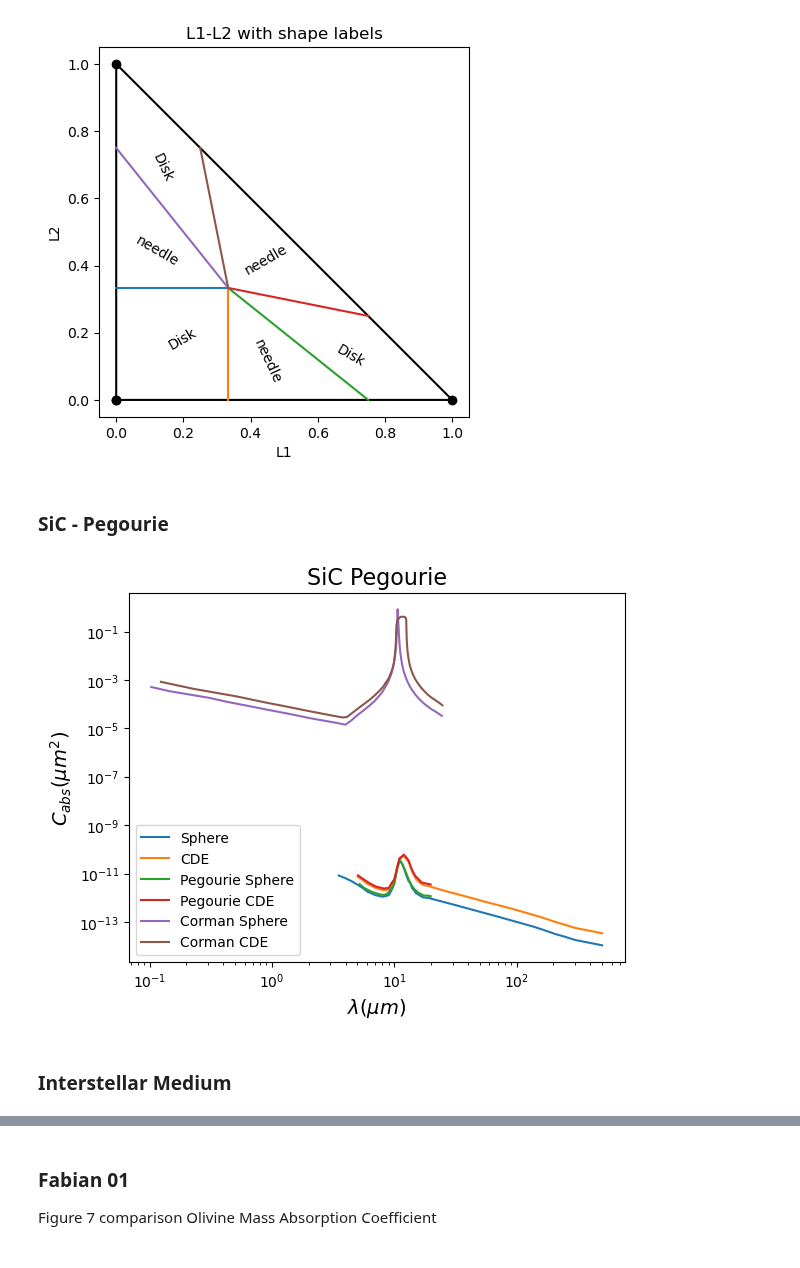
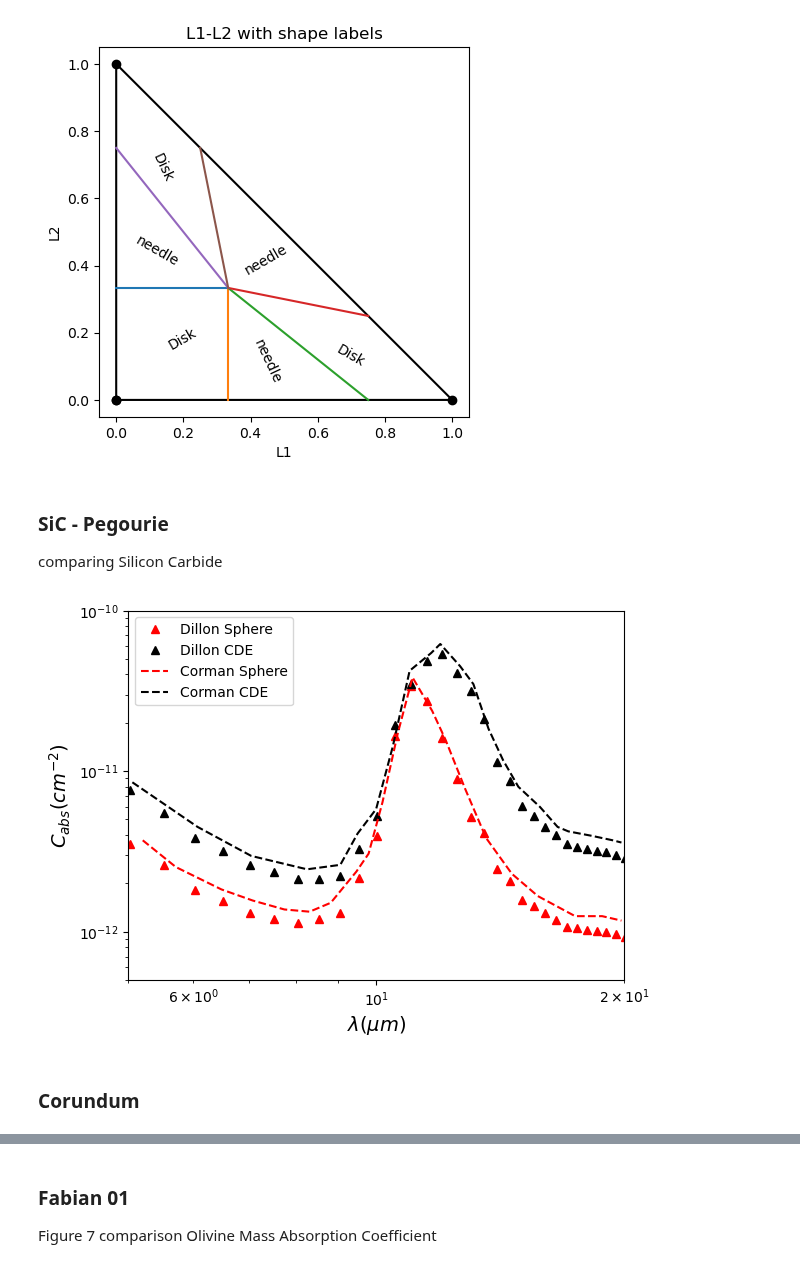
Before and after one commit to astroseandillon/Sean-Dusty, a Jupyter notebook: plot factory.ipynb, the cells around one changed output, grey strips where cells are left out. Cells and saved outputs as stored; diff of their text form; code cells hidden in the pictures.

Commit message:
worked on plots for poster

```diff
--- a/plot factory.ipynb
+++ b/plot factory.ipynb
@@ -50,6 +50,8 @@ plt.show()
 [figure]
 # %% [markdown]
 ### SiC - Pegourie
+
+comparing Silicon Carbide
 # %%
 x1, y1, z1 = np.loadtxt('SiC-pegCDE.dat', unpack=True,skiprows=3)  #baseline for comparison
 x2, y2, z2 = np.loadtxt('SiC-pegspheres.dat', unpack=True)                           #what we made
@@ -57,48 +59,48 @@ x3, y3 = np.loadtxt('pegourie_spher_SiC.csv', unpack=True, delimiter=',', skipro
 x4, y4 = np.loadtxt('pegourie_cde_SiC.csv', unpack=True, delimiter=',', skiprows=1)
 x5, y5 = np.loadtxt('beta_SiC_spherical_corman_1size_cabs.csv', unpack=True, delimiter=',', skiprows=1) #what corman made
 x6, y6 = np.loadtxt('beta_SiC_CDE_corman_1size_cabs.csv', unpack=True, delimiter=',', skiprows=1)
 
 v_avg = 3.227383793642055e-05
 
 y2 = y2*v_avg/30
 #not sure why i have this scaling factor??? but it works???
 y1 = y1*v_avg/30
 
 # z2 = z2*v_avg*10
 
 title = 'SiC Pegourie'
 fig, ax = plt.subplots()
 
 ax.set(xscale='log', yscale='log')
 # ax[1].set(xscale='log', yscale='log')
 
-ax.set_title(title, fontsize=16)
+# ax.set_title(title, fontsize=16)
 # ax[1].set_xlabel(r'$\lambda (\mu m)$', fontsize=14)
-ax.set_ylabel(r'$C_{abs} (\mu m^2)$', fontsize=14)
+ax.set_ylabel(r'$C_{abs} (cm^{-2})$', fontsize=14)
 # ax[1].set_ylabel(r'$C_{sca} (\mu m^2)$', fontsize=14)
 #Cabs is on ax[0], Csca is on ax[1]
-# ax.set_xlim(5,20)
-# ax.set_ylim(1e-13,1e-10)
+ax.set_xlim(5,20)
+ax.set_ylim(5e-13,1e-10)
 # ax[1].set_xlim(5,20)
 
-ax.plot(x2, y2, label='Sphere')
-ax.plot(x1, y1, label='CDE')
-ax.plot(x3, y3, label='Pegourie Sphere')
-ax.plot(x4, y4, label='Pegourie CDE')
-ax.plot(x5, y5, label='Corman Sphere')
-ax.plot(x6, y6, label='Corman CDE')
+ax.plot(x2, y2, 'r^', label='Dillon Sphere')
+ax.plot(x1, y1, 'k^', label='Dillon CDE')
+ax.plot(x3, y3, 'r--', label='Corman Sphere')
+ax.plot(x4, y4, 'k--', label='Corman CDE')
+# ax.plot(x5, y5, label='Corman Sphere')
+# ax.plot(x6, y6, label='Corman CDE')
 # ax[1].plot(x2, z2, label='Sphere')
 # ax[1].plot(x1, z1, label='CDE')
 ax.set_xlabel(r'$\lambda (\mu m)$', fontsize=14)
 
 
-ax.legend(loc='lower left')
-# plt.savefig(fd+"{}.png".format(title))
+ax.legend(loc='upper left')
+plt.savefig(fd+"{}.png".format(title))
 plt.show()
 # %% [output]
-[figure, old version]
+[figure, new version]
 # %% [markdown]
-### Interstellar Medium
+### Corundum
 # %%
 
 x1, y1, z1 = np.loadtxt('Corundum_cde_depewversion.dat', unpack=True,skiprows=3)  #baseline for comparison
```
Also changed, not shown: parts of 3 cells of this notebook, 14 other files.
